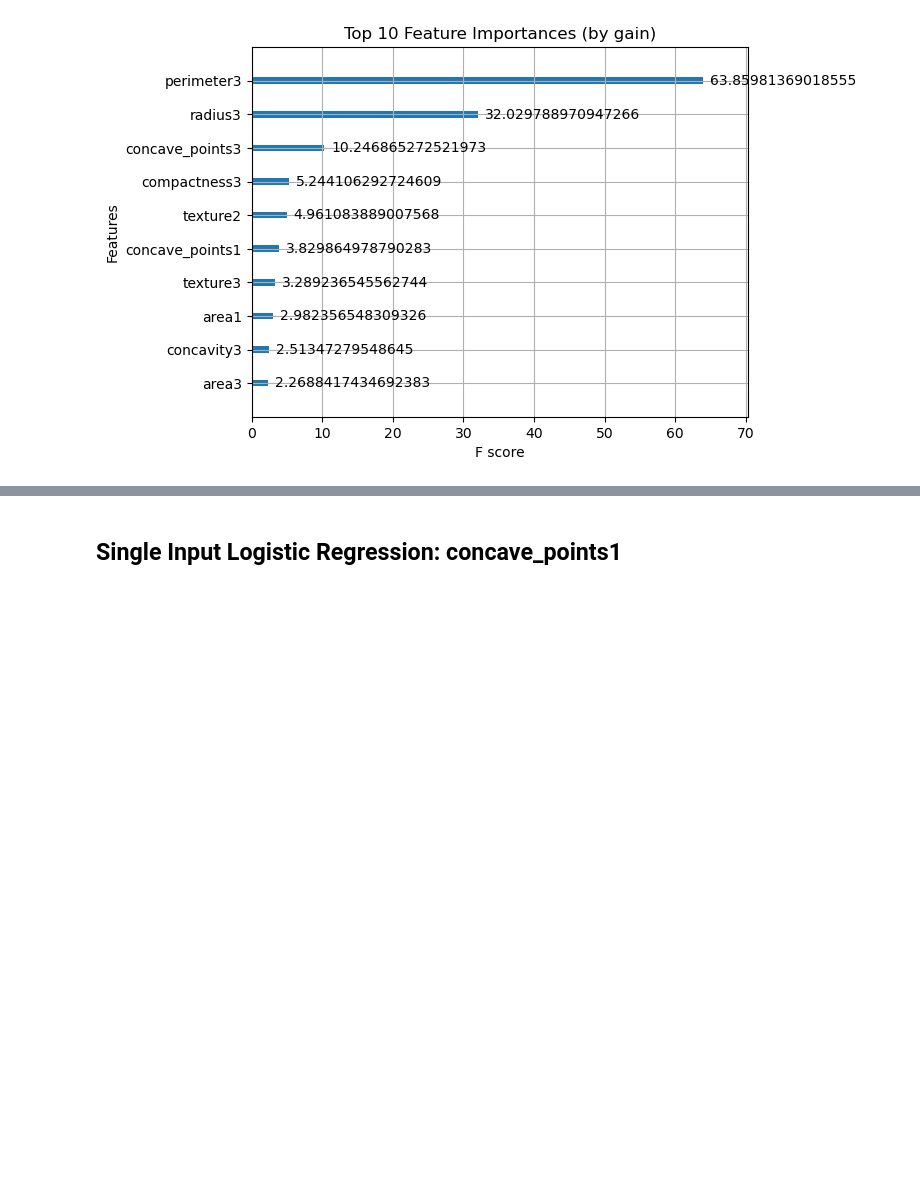
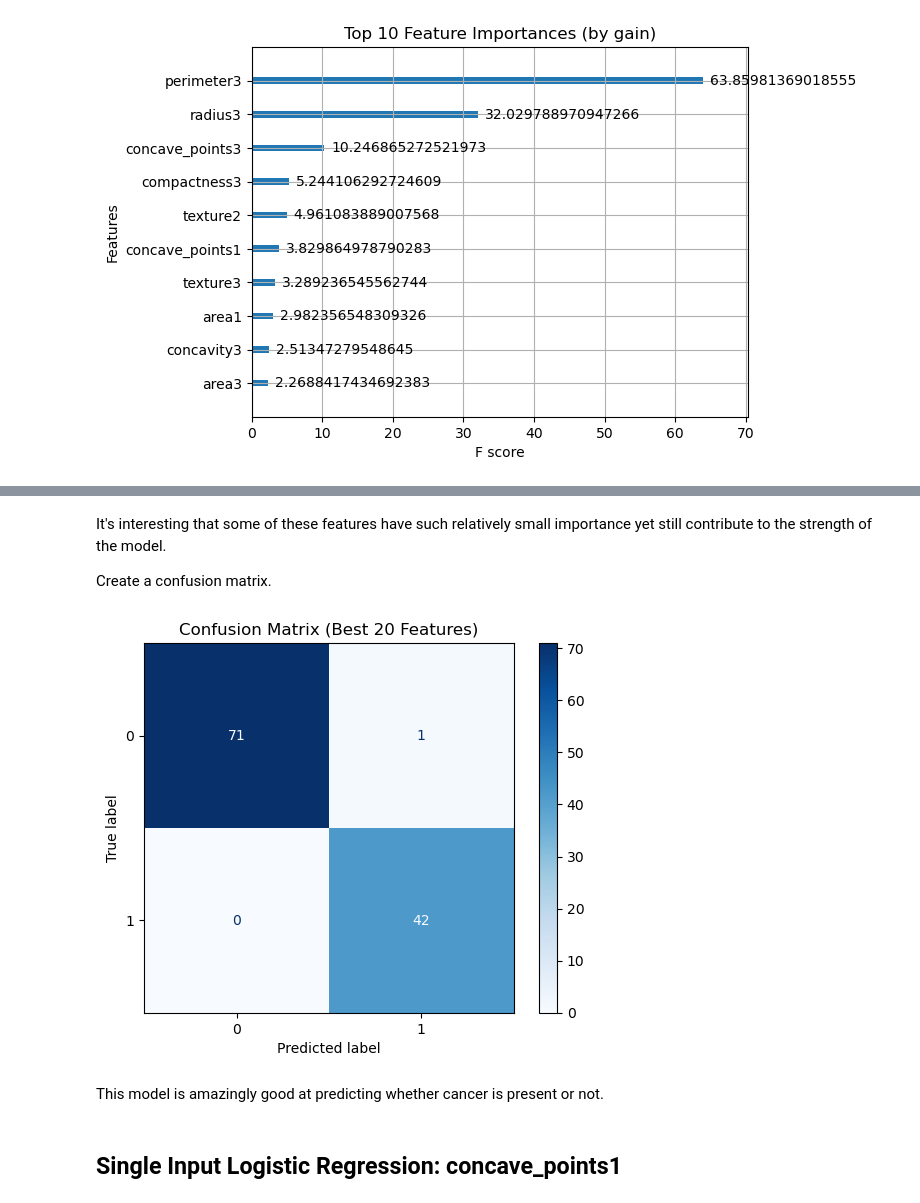
Before and after one commit to hamdahass/DATA5100-group-project, a Jupyter notebook: code/breast_cancer.ipynb, the cells around one changed output, grey strips where cells are left out. Saved outputs shown, nothing was run; the diff lists cells and outputs as text; code cells hidden in the pictures; blank space fills up the shorter version.

```diff
--- a/code/breast_cancer.ipynb
+++ b/code/breast_cancer.ipynb
@@ -637,0 +766,5 @@ plt.show()
+# %%
+y_pred_best = xgb_clf.predict(X_test_best)
+acc_best = accuracy_score(y_test, y_pred_best)
+
+print("Accuracy with best 20 features:", acc_best)
@@ -638,3 +792,20 @@ plt.show()
+# %% [markdown]
+It's interesting that some of these features have such relatively small importance yet still contribute to the strength of the model.
+
+Create a confusion matrix.
+# %%
+from sklearn.metrics import confusion_matrix, ConfusionMatrixDisplay
+
+cm = confusion_matrix(y_test, y_pred_best)
+
+disp = ConfusionMatrixDisplay(confusion_matrix=cm, display_labels=xgb_clf.classes_)
+disp.plot(cmap=plt.cm.Blues)
+plt.title("Confusion Matrix (Best 20 Features)")
+plt.show()
+# %% [output]
+[figure, added]
+# %% [markdown]
+This model is amazingly good at predicting whether cancer is present or not.
 # %% [markdown]
 ## Single Input Logistic Regression: concave_points1
 # %% [markdown]
```
Also changed, not shown: parts of 16 cells of this notebook.
